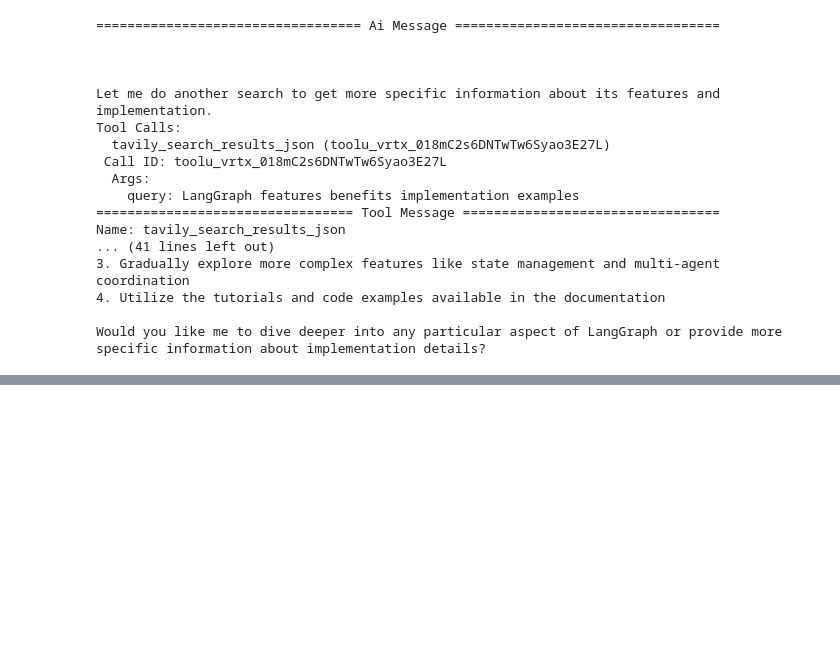
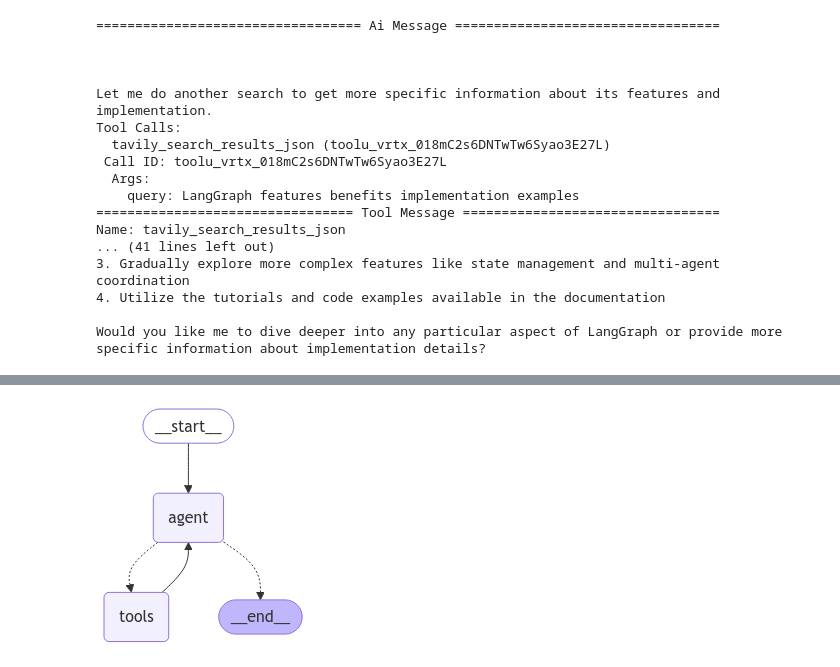
Before and after one commit to jizhang/ai-sandbox, a Jupyter notebook: agent/langchain.ipynb, the cells around one changed output, grey strips where cells are left out. Drawn from its saved outputs; the diff is of its cells as text; code cells hidden in the pictures; blank space fills up the shorter version.

```diff
--- a/agent/langchain.ipynb
+++ b/agent/langchain.ipynb
@@ -314,0 +357,45 @@ Would you like me to dive deeper into any particular aspect of LangGraph or prov
+# %%
+from langgraph.prebuilt import create_react_agent
+from langchain_openai import ChatOpenAI
+from langchain_core.tools import tool
+from IPython.display import Image
+
+@tool
+def multiply(a: int, b: int) -> int:
+    """Multiply a and b.
+
+    Args:
+        a: first int
+        b: second int
+    """
+    return a * b
+
+
+@tool
+def add(a: int, b: int) -> int:
+    """Adds a and b.
+
+    Args:
+        a: first int
+        b: second int
+    """
+    return a + b
+
+
+@tool
+def divide(a: int, b: int) -> float:
+    """Divide a and b.
+
+    Args:
+        a: first int
+        b: second int
+    """
+    return a / b
+
+
+llm = ChatOpenAI(model='gpt-4o')
+tools = [multiply, add, divide]
+agent = create_react_agent(llm, tools=tools)
+display(Image(agent.get_graph().draw_mermaid_png()))
+# %% [output]
+[figure, added]
```
Also changed, not shown: parts of 2 cells of this notebook, 3 other files.
